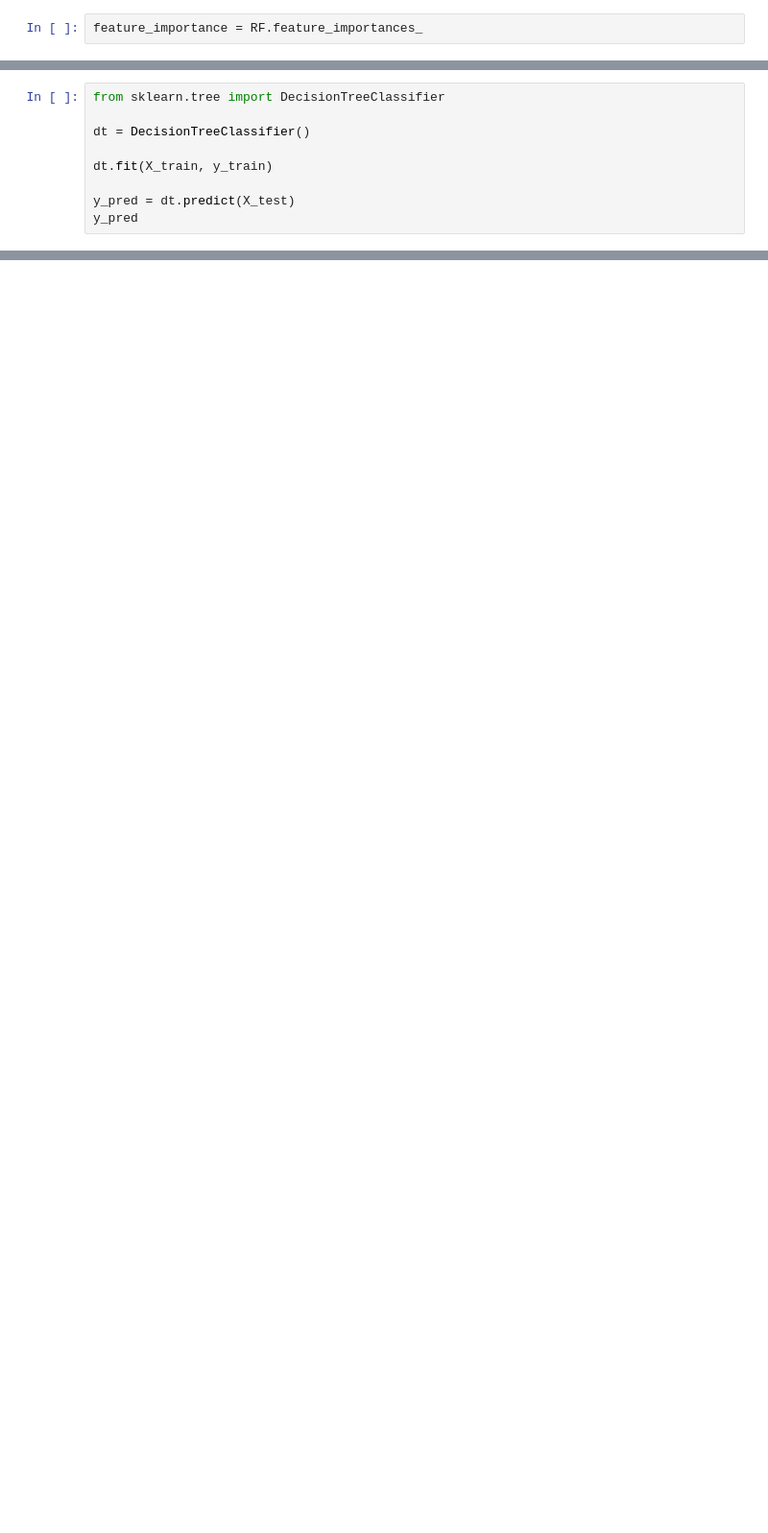
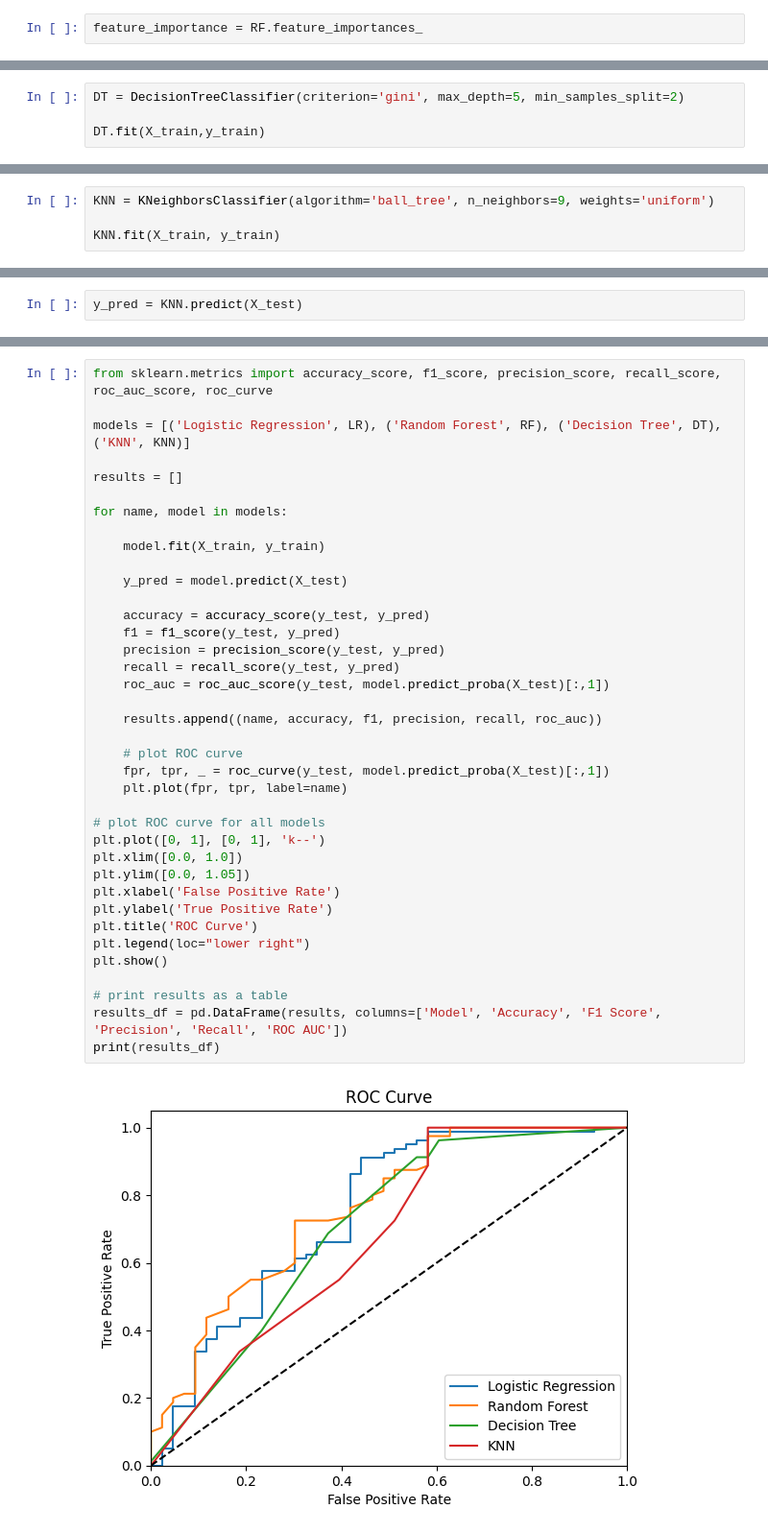
Before and after one commit to KrishnaMoorthy47/Home-Loan-Approval-1, a Jupyter notebook: HomeLoanApproval_Project.ipynb, the cells around one changed output, grey strips where cells are left out. Shown at 96% size. Saved outputs shown, nothing was run; the diff lists cells and outputs as text; blank space fills up the shorter version.

```diff
--- a/HomeLoanApproval_Project.ipynb
+++ b/HomeLoanApproval_Project.ipynb
@@ -621,9 +540,0 @@ Best score:  0.7800247371675944
-# %%
-from sklearn.tree import DecisionTreeClassifier
-
-dt = DecisionTreeClassifier()
-
-dt.fit(X_train, y_train)
-
-y_pred = dt.predict(X_test)
-y_pred
@@ -778,0 +541,4 @@ Best score:  0.8145330859616575
+# %%
+DT = DecisionTreeClassifier(criterion='gini', max_depth=5, min_samples_split=2)
+
+DT.fit(X_train,y_train)
@@ -826,0 +598,4 @@ Test Accuracy: 0.80
+# %%
+KNN = KNeighborsClassifier(algorithm='ball_tree', n_neighbors=9, weights='uniform')
+
+KNN.fit(X_train, y_train)
@@ -826,0 +604,2 @@ Test Accuracy: 0.80
+# %%
+y_pred = KNN.predict(X_test)
@@ -826,0 +663,40 @@ Test Accuracy: 0.80
+# %%
+from sklearn.metrics import accuracy_score, f1_score, precision_score, recall_score, roc_auc_score, roc_curve
+
+models = [('Logistic Regression', LR), ('Random Forest', RF), ('Decision Tree', DT), ('KNN', KNN)]
+
+results = []
+
+for name, model in models:
+
+    model.fit(X_train, y_train)
+
+    y_pred = model.predict(X_test)
+
+    accuracy = accuracy_score(y_test, y_pred)
+    f1 = f1_score(y_test, y_pred)
+    precision = precision_score(y_test, y_pred)
+    recall = recall_score(y_test, y_pred)
+    roc_auc = roc_auc_score(y_test, model.predict_proba(X_test)[:,1])
+
+    results.append((name, accuracy, f1, precision, recall, roc_auc))
+
+    # plot ROC curve
+    fpr, tpr, _ = roc_curve(y_test, model.predict_proba(X_test)[:,1])
+    plt.plot(fpr, tpr, label=name)
+
+# plot ROC curve for all models
+plt.plot([0, 1], [0, 1], 'k--')
+plt.xlim([0.0, 1.0])
+plt.ylim([0.0, 1.05])
+plt.xlabel('False Positive Rate')
+plt.ylabel('True Positive Rate')
+plt.title('ROC Curve')
+plt.legend(loc="lower right")
+plt.show()
+
+# print results as a table
+results_df = pd.DataFrame(results, columns=['Model', 'Accuracy', 'F1 Score', 'Precision', 'Recall', 'ROC AUC'])
+print(results_df)
+# %% [output]
+[figure, added]
```
Also changed, not shown: parts of 43 cells of this notebook.
